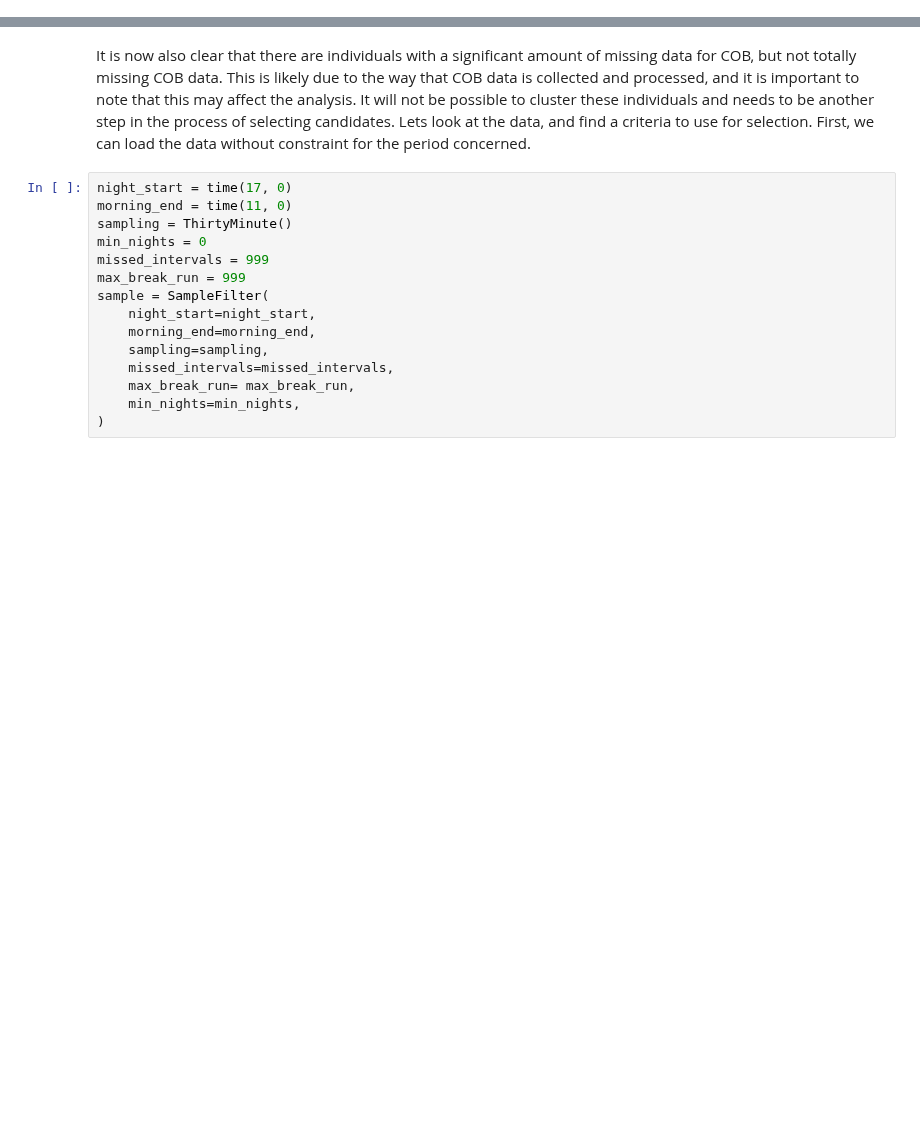
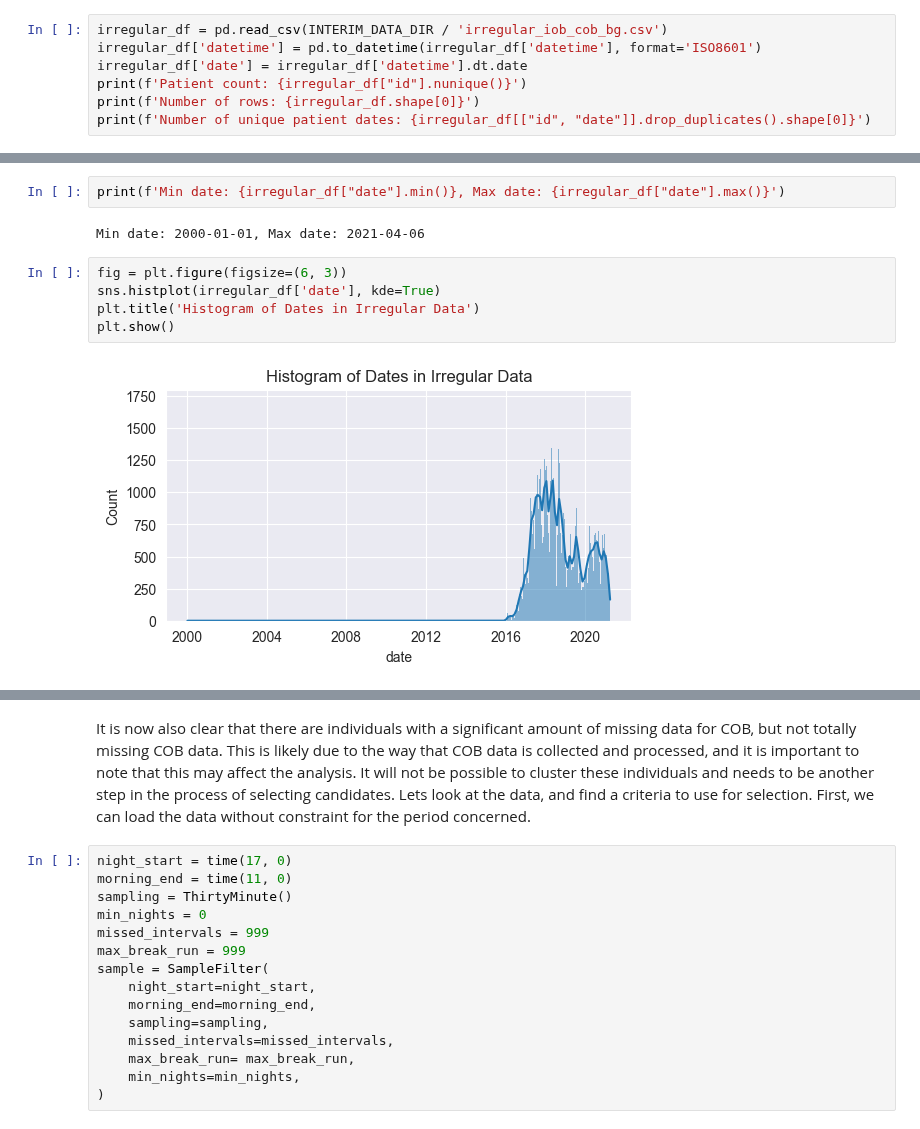
Before and after one commit to rdbrist/masters_project, a Jupyter notebook: notebooks/0.02-rd-initial-data-exploration-all-variables.ipynb, the cells around one changed output, grey strips where cells are left out. Cells and saved outputs as stored; diff of their text form; blank space fills up the shorter version.

```diff
--- a/notebooks/0.02-rd-initial-data-exploration-all-variables.ipynb
+++ b/notebooks/0.02-rd-initial-data-exploration-all-variables.ipynb
@@ -3,0 +22,7 @@
+# %%
+irregular_df = pd.read_csv(INTERIM_DATA_DIR / 'irregular_iob_cob_bg.csv')
+irregular_df['datetime'] = pd.to_datetime(irregular_df['datetime'], format='ISO8601')
+irregular_df['date'] = irregular_df['datetime'].dt.date
+print(f'Patient count: {irregular_df["id"].nunique()}')
+print(f'Number of rows: {irregular_df.shape[0]}')
+print(f'Number of unique patient dates: {irregular_df[["id", "date"]].drop_duplicates().shape[0]}')
@@ -3,0 +62,11 @@
+# %%
+print(f'Min date: {irregular_df["date"].min()}, Max date: {irregular_df["date"].max()}')
+# %% [output]
+Min date: 2000-01-01, Max date: 2021-04-06
+# %%
+fig = plt.figure(figsize=(6, 3))
+sns.histplot(irregular_df['date'], kde=True)
+plt.title('Histogram of Dates in Irregular Data')
+plt.show()
+# %% [output]
+[figure, added]
```
Also changed, not shown: parts of 17 cells of this notebook, 6 other files.
